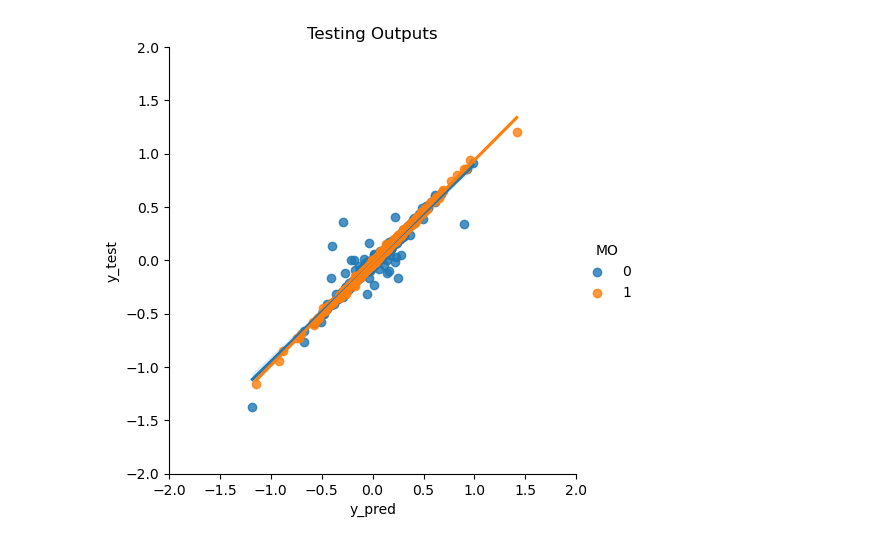
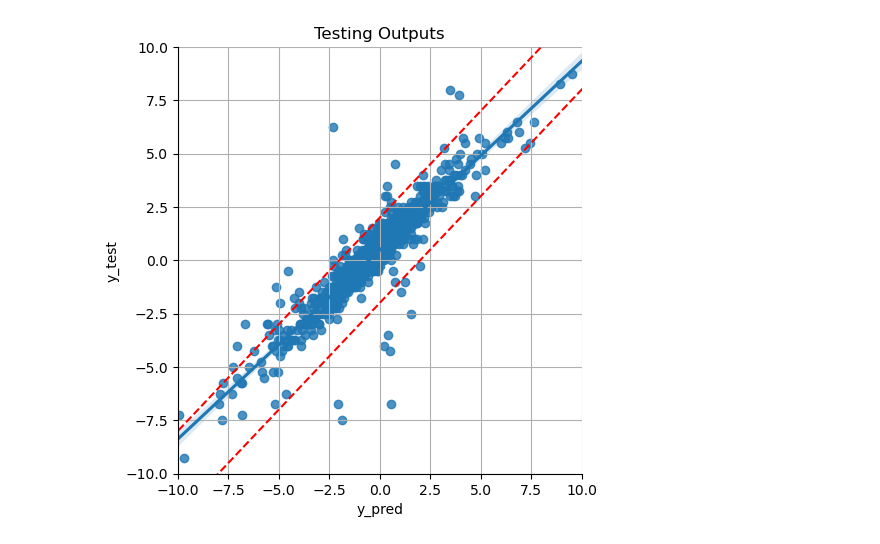
Before and after one commit to Logan-Kelsch/-ES-NN-test1, a Jupyter notebook: NN/NN_V3.0/testing_lstm.ipynb, the cells around one changed output. Drawn from its saved outputs; the diff is of its cells as text; code cells hidden in the pictures.

```diff
--- a/NN/NN_V3.0/testing_lstm.ipynb
+++ b/NN/NN_V3.0/testing_lstm.ipynb
@@ -124,11 +124,13 @@ def remove_zero_mo_samples(X, y):
     return X_filtered, y_filtered
 
 # Standardize the features
-scaler = StandardScaler()
-tmpScaleFactor = 8
-scaler.fit(X[:len(X)//tmpScaleFactor])
-print(len(X),'Fitting on',len(X)//tmpScaleFactor)
-X = scaler.transform(X)
+scaler1 = StandardScaler()
+scaler2 = RobustScaler()
+scaler3 = MinMaxScaler(feature_range=(-1,1))
+scaler2.fit(X)
+X = scaler2.transform(X)
+scaler3.fit(X)
+X = scaler3.transform(X)
 
 timeSteps = 5
 X = reformat_lstm_data_numpy(X, timeSteps)
@@ -138,7 +140,7 @@ X, y = remove_zero_mo_samples(X, y)
 
 def load_model():
     #loaded_model = tf.keras.models.load_model('tupleTrain.keras', custom_objects={'custom_loss':custom_loss})
-    loaded_model = tf.keras.models.load_model('LSTM_Dr1.keras')
+    loaded_model = tf.keras.models.load_model('LSTM_Dr1_2.keras')
     loaded_model.compile(optimizer='adam',
                          loss='mae'
                          , metrics=['R2Score','mse'])
@@ -151,23 +153,35 @@ loaded_model = load_model()
 y_pred = loaded_model.predict(X)
 
 import seaborn as sns
-const = 12
+const = 3.2
 y_pred = np.squeeze(y_pred)
 y_pred/=const
 data = data.head(-timeSteps+1)
 data.insert(1, "y_pred", y_pred, True)
 # plot 1 with axes level-plot
-g = sns.lmplot(data=data,x="y_pred", y=testFor, hue="MO")
+g = sns.lmplot(data=data,x="y_pred", y=testFor)#, hue="MO")
 
 #plt.scatter(y_pred, y, s=1)
 plt.axis('tight')
+plt.grid()
 plt.title('Testing Outputs')
 plt.xlabel('y_pred')
 
+# Get the current axes from the lmplot
+ax = plt.gca()
+
+# Define the limits for the line (should cover the same range as your plot)
+x_vals = np.array(ax.get_xlim())
+y_vals = x_vals  # Since y = x
+
+# Plot the y=x line
+plt.plot(x_vals+2, y_vals, '--', color='red', label='y = x')
+plt.plot(x_vals-2, y_vals, '--', color='red', label='y = x')
+
 match tType:
     case 'D':
-        plt.xlim(-2,2)
-        plt.ylim(-2,2)
+        plt.xlim(-10,10)
+        plt.ylim(-10,10)
     case _:
         plt.xlim(0,5)
         plt.ylim(0,5)
@@ -188 +201 @@ Dr1
-[figure, old version]
+[figure, new version]
```
Also changed, not shown: parts of 1 cell of this notebook, 12 other files.
